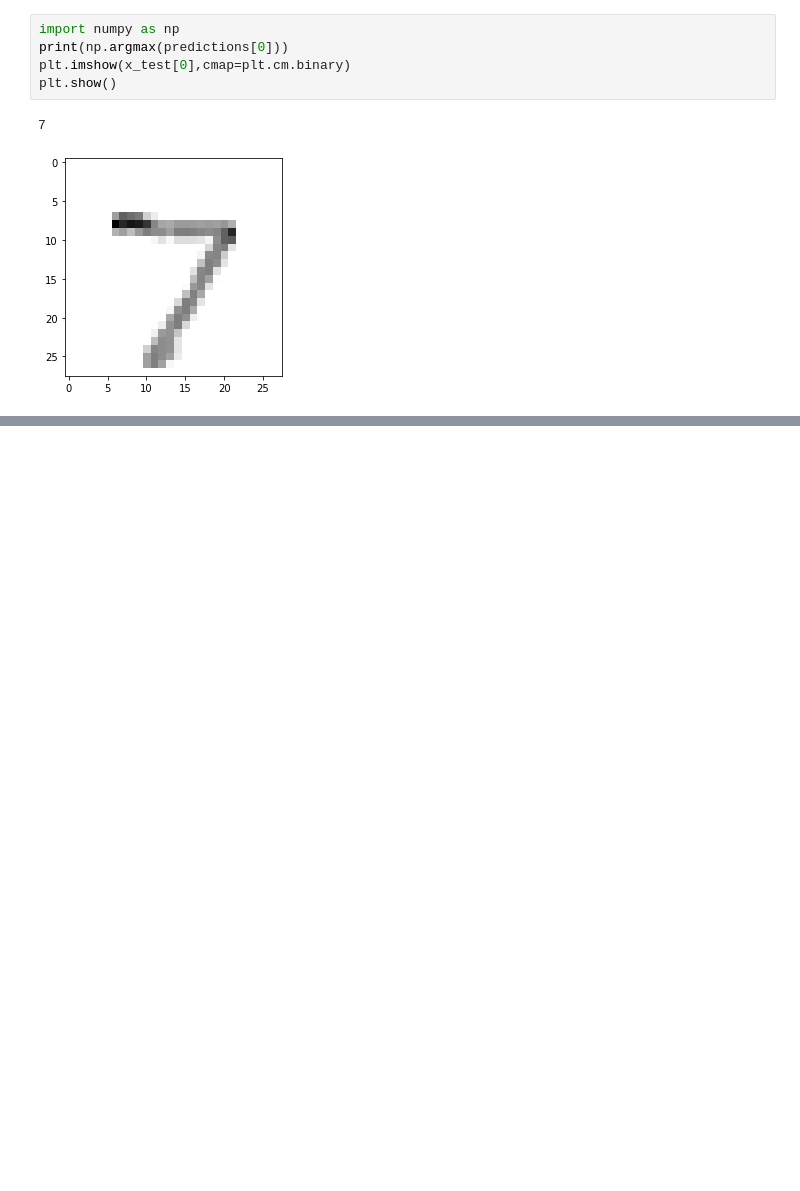
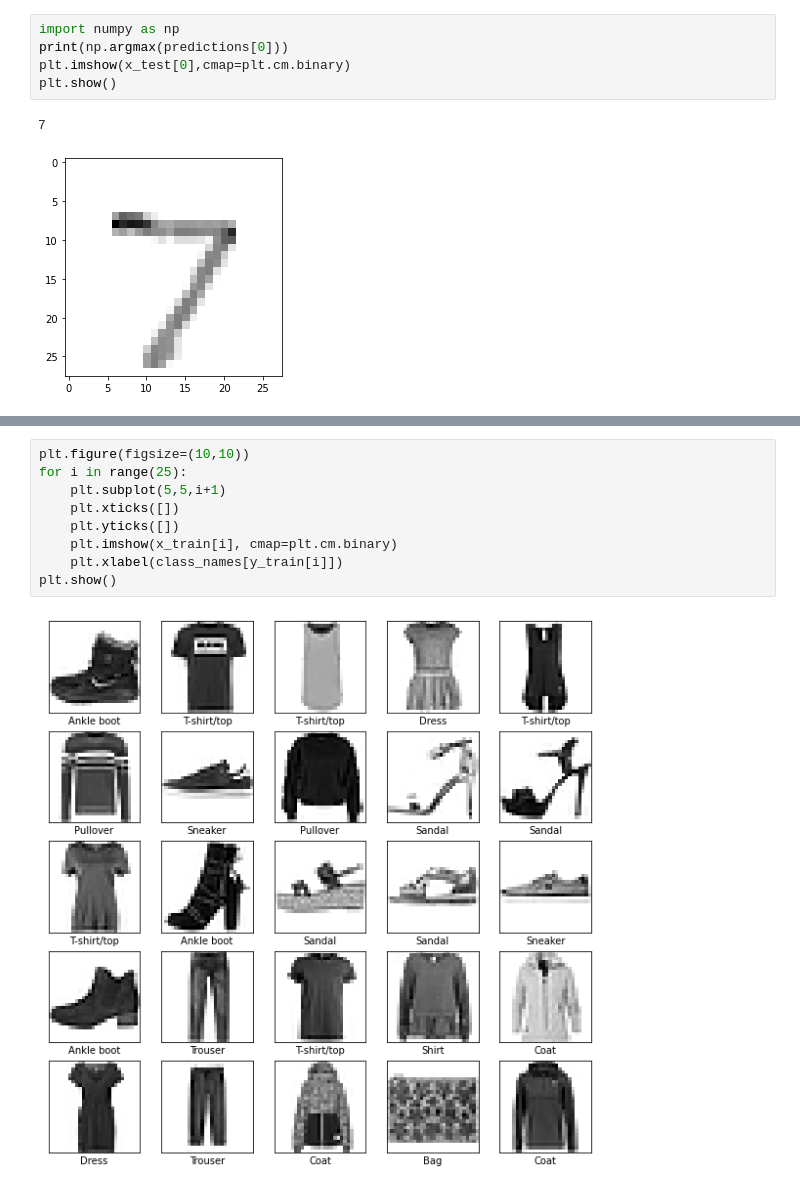
Before and after one commit to mahmoud-khaled1/TensorFlow-, a Jupyter notebook: Keras/Keras_example.ipynb, the cells around one changed output, grey strips where cells are left out. Cells and saved outputs as stored; diff of their text form; blank space fills up the shorter version.

```diff
--- a/Keras/Keras_example.ipynb
+++ b/Keras/Keras_example.ipynb
@@ -183,0 +217,11 @@ plt.show()
+# %%
+plt.figure(figsize=(10,10))
+for i in range(25):
+    plt.subplot(5,5,i+1)
+    plt.xticks([])
+    plt.yticks([])
+    plt.imshow(x_train[i], cmap=plt.cm.binary)
+    plt.xlabel(class_names[y_train[i]])
+plt.show()
+# %% [output]
+[figure, added]
```
Also changed, not shown: parts of 5 cells of this notebook.
